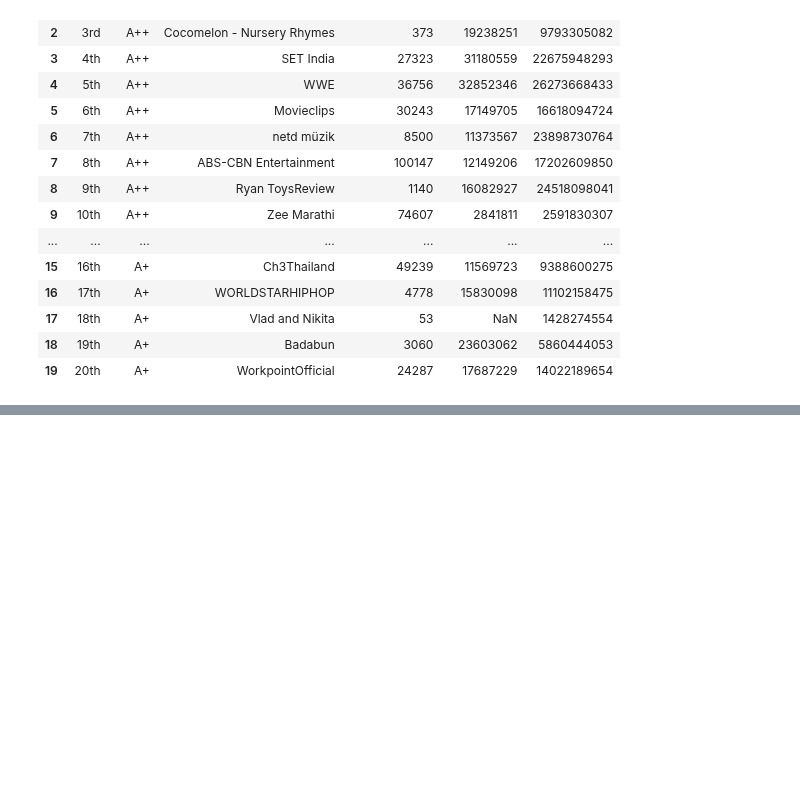
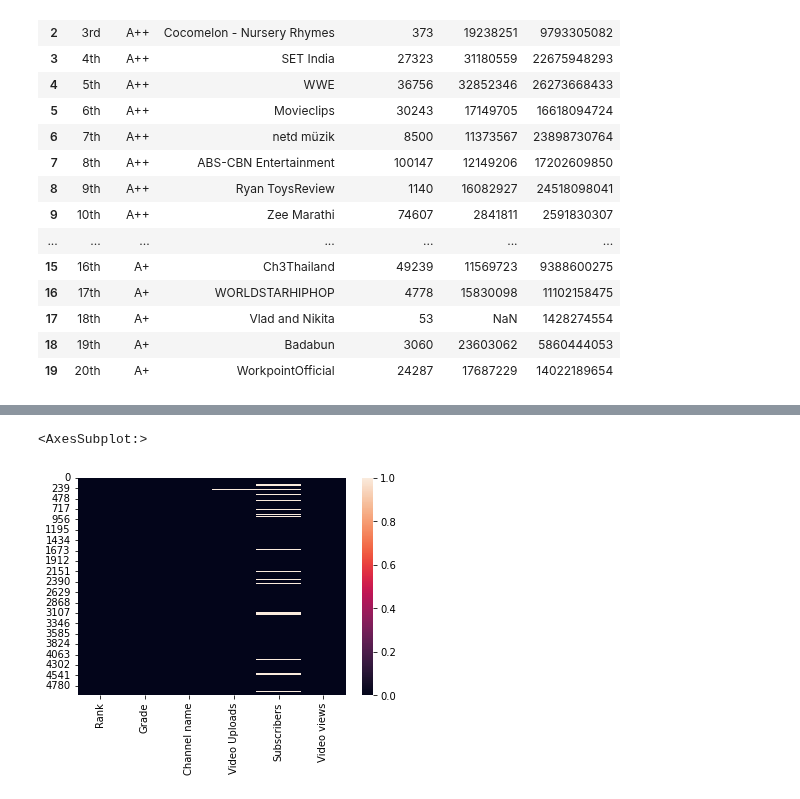
Before and after one commit to Dharmil4602/data-science-projects, a Jupyter notebook: Youtube Channel/channels.ipynb, the cells around one changed output, grey strips where cells are left out. Cells and saved outputs as stored; diff of their text form; code cells hidden in the pictures; blank space fills up the shorter version.

```diff
--- a/Youtube Channel/channels.ipynb
+++ b/Youtube Channel/channels.ipynb
@@ -73,0 +96,6 @@ data.head(20)
+# %%
+# Visualizing the percentage of null values
+sns.heatmap(data.isnull()) # cbar represents the color bar which is true by default
+# %% [output]
+<AxesSubplot:>
+[figure, added]
```
Also changed, not shown: parts of 4 cells of this notebook.
